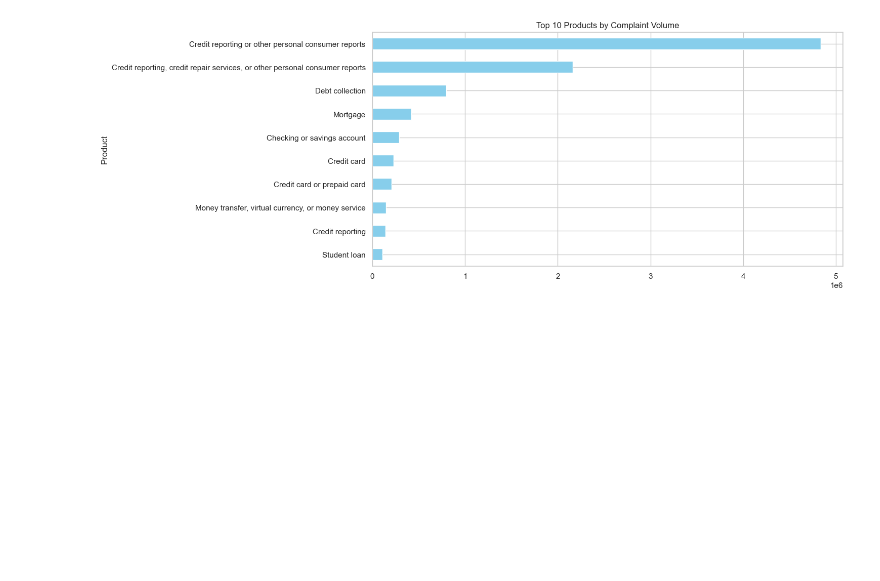
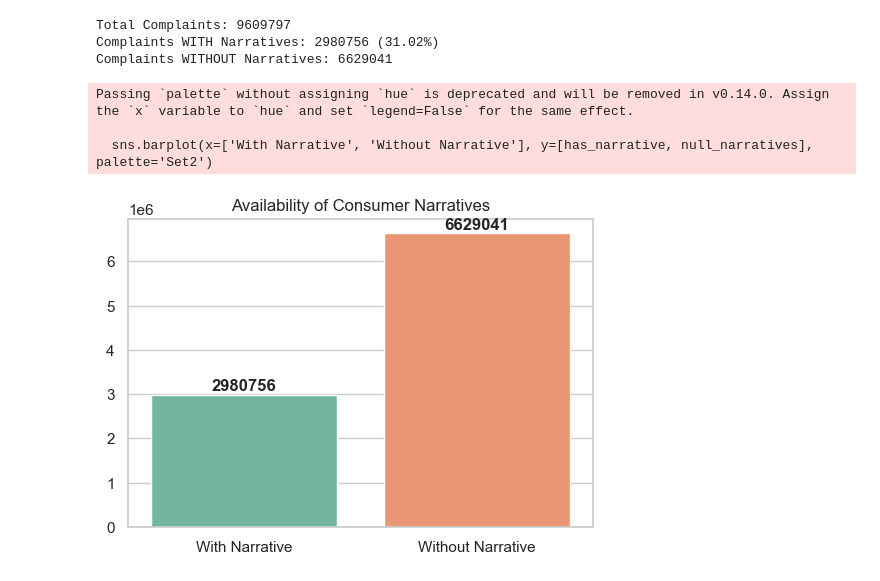
Before and after one commit to zemicahel/Rag_complaint_chatbot, a Jupyter notebook: notebooks/Task01_eda.ipynb, the cells around one changed output. Saved outputs shown, nothing was run; the diff lists cells and outputs as text; code cells hidden in the pictures; blank space fills up the shorter version.

```diff
--- a/notebooks/Task01_eda.ipynb
+++ b/notebooks/Task01_eda.ipynb
@@ -36,16 +22,9 @@ Dataset Loaded. Shape: (9609797, 18)
 # %%
-# Check for nulls in the narrative column
-total_rows = len(df)
-null_narratives = df['Consumer complaint narrative'].isnull().sum()
-has_narrative = total_rows - null_narratives
+if not os.path.exists(RAW_DATA_PATH):
+    raise FileNotFoundError(f"❌ File not found: {RAW_DATA_PATH}")
 
-print(f"Total Complaints: {total_rows}")
-print(f"Complaints WITH Narratives: {has_narrative} ({(has_narrative/total_rows)*100:.2f}%)")
-print(f"Complaints WITHOUT Narratives: {null_narratives}")
-
-# Visualize the split
-plt.figure(figsize=(6, 4))
-sns.barplot(x=['With Narrative', 'Without Narrative'], y=[has_narrative, null_narratives])
-plt.title('Availability of Consumer Narratives')
-plt.show()
+print("Loading data... this may take a minute.")
+df = pd.read_csv(RAW_DATA_PATH, low_memory=False)
+print(f"Dataset Loaded. Shape: {df.shape}")
+display(df.head())
 # %% [output]
@@ -56,10 +39,24 @@ Complaints WITHOUT Narratives: 6629041
 # %%
-# Analyze the top products in the entire dataset
-plt.figure(figsize=(12, 6))
-df['Product'].value_counts().head(10).plot(kind='barh', color='skyblue')
-plt.title('Top 10 Products by Complaint Volume')
-plt.gca().invert_yaxis()
+total_rows = len(df)
+null_narratives = df['Consumer complaint narrative'].isnull().sum()
+has_narrative = total_rows - null_narratives
+
+print(f"Total Complaints: {total_rows}")
+print(f"Complaints WITH Narratives: {has_narrative} ({(has_narrative/total_rows)*100:.2f}%)")
+print(f"Complaints WITHOUT Narratives: {null_narratives}")
+
+plt.figure(figsize=(6, 4))
+sns.barplot(x=['With Narrative', 'Without Narrative'], y=[has_narrative, null_narratives], palette='Set2')
+plt.title('Availability of Consumer Narratives')
+for i, v in enumerate([has_narrative, null_narratives]):
+    plt.text(i, v + total_rows*0.01, str(v), ha='center', fontweight='bold')
 plt.show()
 # %% [output]
+Total Complaints: 9609797
+Complaints WITH Narratives: 2980756 (31.02%)
+Complaints WITHOUT Narratives: 6629041
+Passing `palette` without assigning `hue` is deprecated and will be removed in v0.14.0. Assign the `x` variable to `hue` and set `legend=False` for the same effect.
+
+  sns.barplot(x=['With Narrative', 'Without Narrative'], y=[has_narrative, null_narratives], palette='Set2')
-[figure, old version]
+[figure, new version]
 # %%
```
Also changed, not shown: parts of 9 cells of this notebook, 3 other files.
